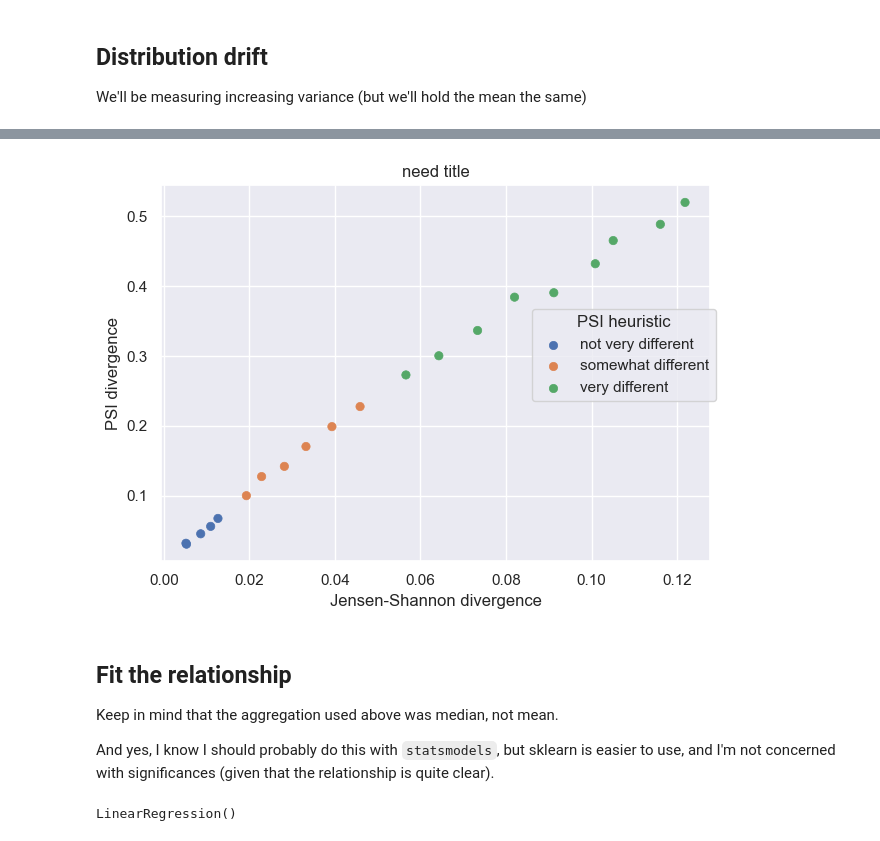
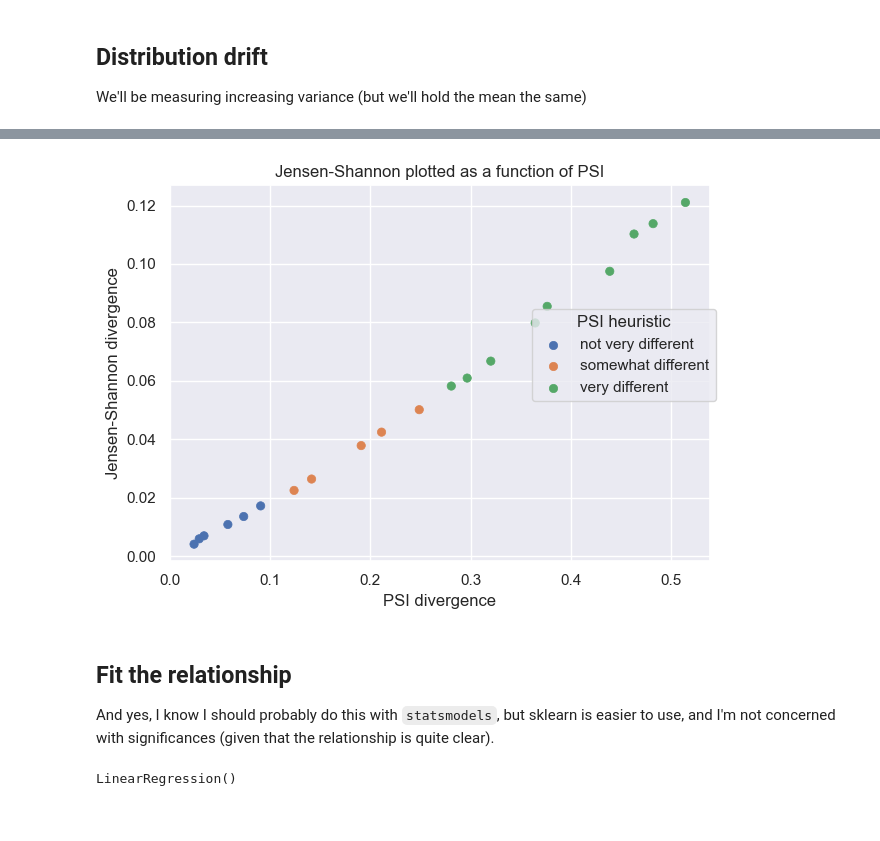
Before and after one commit to WinVector/TypicalityCoding, a Jupyter notebook: JS_thresholds.ipynb, the cells around one changed output, grey strips where cells are left out. Saved outputs shown, nothing was run; the diff lists cells and outputs as text; code cells hidden in the pictures.

```diff
--- a/JS_thresholds.ipynb
+++ b/JS_thresholds.ipynb
@@ -215,26 +209,37 @@ splot
 # %%
 
-p = (so.Plot(splot, x="Jensen-Shannon divergence", y="PSI divergence", color="PSI heuristic")
+p = (so.Plot(splot, x="PSI divergence", y="Jensen-Shannon divergence", color="PSI heuristic")
        .add(so.Dot())
-       .label(title='need title')
+       .label(title='Jensen-Shannon plotted as a function of PSI')
 )
 
 p.show()
 # %% [output]
-[figure, old version]
+[figure, new version]
 # %% [markdown]
 ## Fit the relationship
 
-Keep in mind that the aggregation used above was median, not mean.
-
 And yes, I know I should probably do this with `statsmodels`, but sklearn is easier to use, and I'm not concerned with significances (given that the relationship is quite clear).
-# %%
-from sklearn.linear_model import LinearRegression
-
-lm = LinearRegression()
-lm.fit(splot.loc[:, ['PSI divergence']], splot['Jensen-Shannon divergence'])
-# %% [output]
-LinearRegression()
+# %%
+from sklearn.linear_model import LinearRegression
+
+# use all the data, not the aggregated data
+# data should be in the same order
+
+pf1 = pframe.loc[pframe['type']=='Jensen-Shannon', :].reset_index(drop=True, inplace=False)
+pf2 = pframe.loc[pframe['type']=='PSI', :].reset_index(drop=True, inplace=False)
+
+pf1.rename(columns={'div': 'Jensen-Shannon'}, inplace=True)
+pf1.drop(columns=['type'], inplace=True)
+pf2.rename(columns={'div': 'PSI'}, inplace=True)
+pf2.drop(columns=['type'], inplace=True)
+
+[pf1, pf2]
+
+lm = LinearRegression()
+lm.fit(pf2.loc[:, ['PSI']], pf1['Jensen-Shannon'])
+# %% [output]
+LinearRegression()
 # %%
 [lm.intercept_, lm.coef_]
 # %% [output]
```
Also changed, not shown: parts of 14 cells of this notebook.
